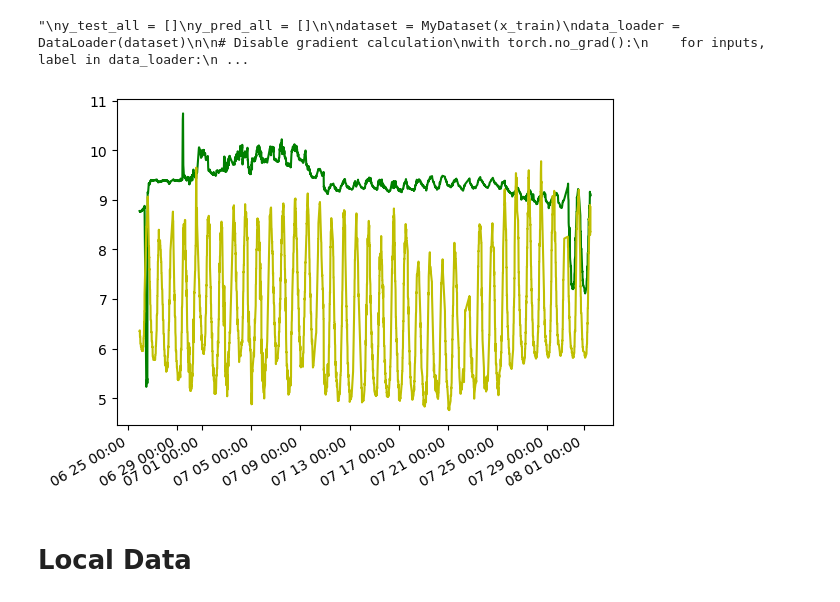
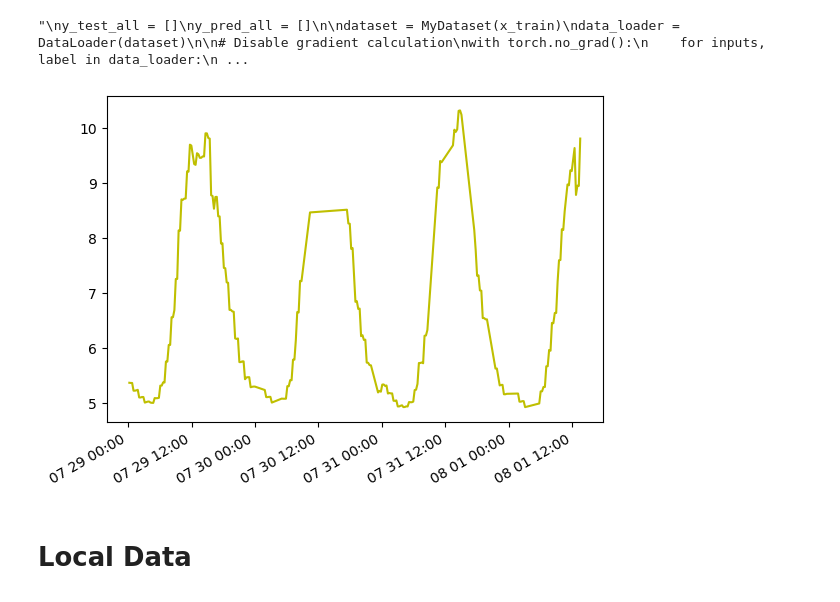
Before and after one commit to NawidT/morefish-ml, a Jupyter notebook: training/do_training.ipynb, the cells around one changed output. Drawn from its saved outputs; the diff is of its cells as text; code cells hidden in the pictures.

```diff
--- a/training/do_training.ipynb
+++ b/training/do_training.ipynb
@@ -712,27 +712,27 @@ df['DeepNN'] = y_pred_all
 # %%
 import matplotlib.pyplot as plt
 from matplotlib.dates import DateFormatter
 
 
 y_pred = do_predict(x_train)
-df['saved'] = y_pred
+df['ridge'] = y_pred
 
 
 fig, ax = plt.subplots()
-bet = df.loc[df['datetime'].between('2023-06-20', '2023-08-29')]
-bet2 = df.loc[df['datetime'].between('2023-06-20', '2023-08-29')]
+bet = df.loc[df['datetime'].between('2023-07-29', '2023-08-29')]
+bet2 = df.loc[df['datetime'].between('2023-07-29', '2023-08-29')]
 
-ax.plot(bet['datetime'], bet['do_linreg'].astype(float), 'g')
-ax.plot(bet['datetime'], bet2['saved'].astype(float), 'y')
+#ax.plot(bet['datetime'], bet['do_linreg'].astype(float), 'g')
+ax.plot(bet['datetime'], bet2['ridge'].astype(float), 'y')
 
 myFmt = DateFormatter("%m %d %H:%M")
 ax.xaxis.set_major_formatter(myFmt)
 
 ## Rotate date labels automatically
 fig.autofmt_xdate()
 plt.show()
 # %% [output]
-[figure, old version]
+[figure, new version]
 # %% [markdown]
 # Local Data
 # %%
```
Also changed, not shown: parts of 4 cells of this notebook, 3 other files.
